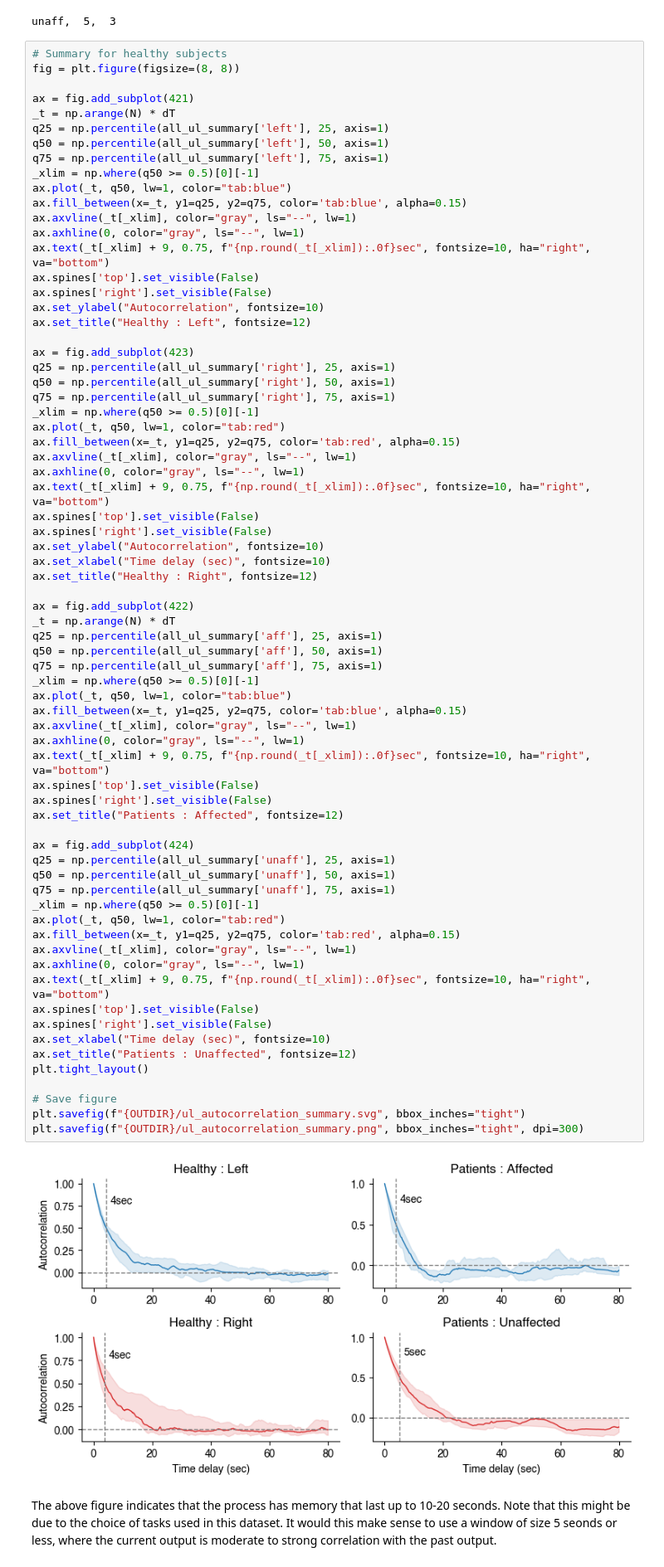
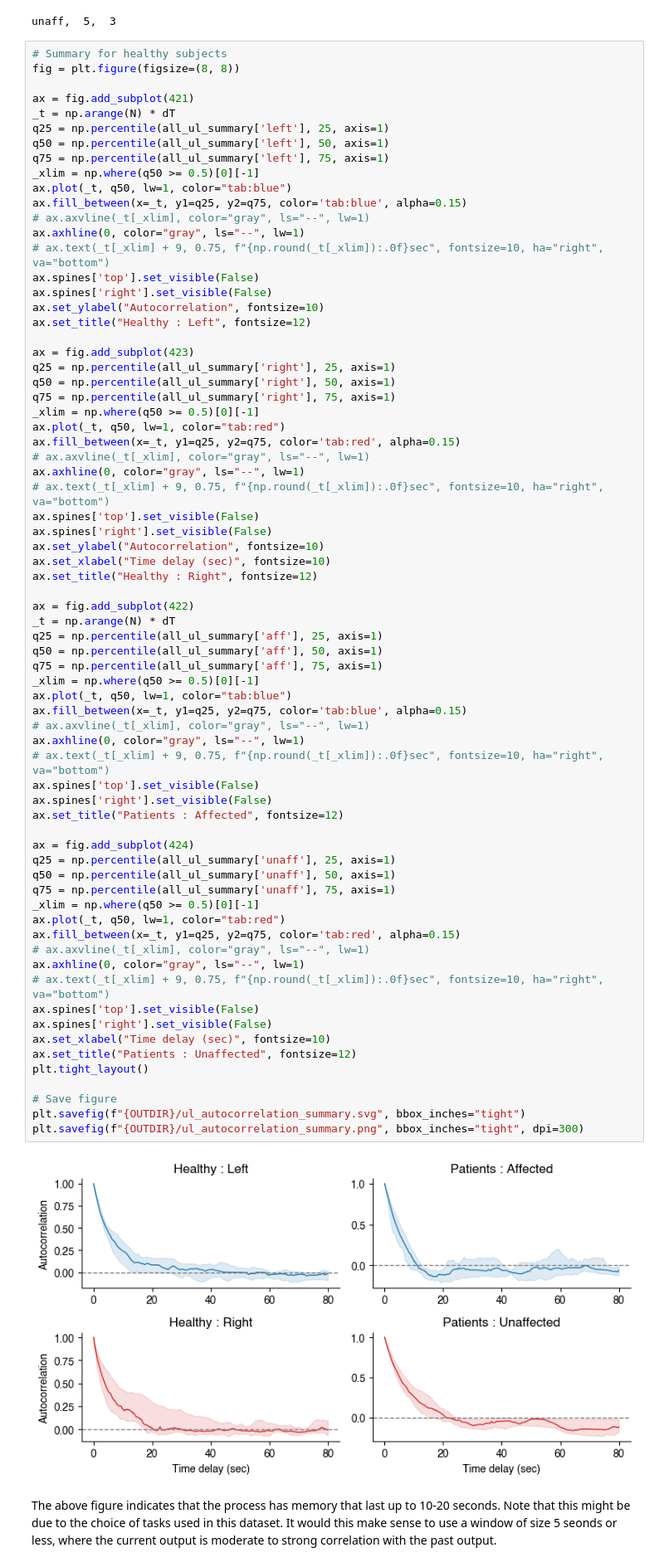
Before and after one commit to siva82kb/uluse_with_output_feedback, a Jupyter notebook: notebooks/01-rf-feedback-intersubject.ipynb, the cells around one changed output. Shown: that part at 83% size. Drawn from its saved outputs; the diff is of its cells as text.

```diff
--- a/notebooks/01-rf-feedback-intersubject.ipynb
+++ b/notebooks/01-rf-feedback-intersubject.ipynb
@@ -77,9 +77,9 @@ q75 = np.percentile(all_ul_summary['left'], 75, axis=1)
 _xlim = np.where(q50 >= 0.5)[0][-1]
 ax.plot(_t, q50, lw=1, color="tab:blue")
 ax.fill_between(x=_t, y1=q25, y2=q75, color='tab:blue', alpha=0.15)
-ax.axvline(_t[_xlim], color="gray", ls="--", lw=1)
+# ax.axvline(_t[_xlim], color="gray", ls="--", lw=1)
 ax.axhline(0, color="gray", ls="--", lw=1)
-ax.text(_t[_xlim] + 9, 0.75, f"{np.round(_t[_xlim]):.0f}sec", fontsize=10, ha="right", va="bottom")
+# ax.text(_t[_xlim] + 9, 0.75, f"{np.round(_t[_xlim]):.0f}sec", fontsize=10, ha="right", va="bottom")
 ax.spines['top'].set_visible(False)
 ax.spines['right'].set_visible(False)
 ax.set_ylabel("Autocorrelation", fontsize=10)
@@ -92,9 +92,9 @@ q75 = np.percentile(all_ul_summary['right'], 75, axis=1)
 _xlim = np.where(q50 >= 0.5)[0][-1]
 ax.plot(_t, q50, lw=1, color="tab:red")
 ax.fill_between(x=_t, y1=q25, y2=q75, color='tab:red', alpha=0.15)
-ax.axvline(_t[_xlim], color="gray", ls="--", lw=1)
+# ax.axvline(_t[_xlim], color="gray", ls="--", lw=1)
 ax.axhline(0, color="gray", ls="--", lw=1)
-ax.text(_t[_xlim] + 9, 0.75, f"{np.round(_t[_xlim]):.0f}sec", fontsize=10, ha="right", va="bottom")
+# ax.text(_t[_xlim] + 9, 0.75, f"{np.round(_t[_xlim]):.0f}sec", fontsize=10, ha="right", va="bottom")
 ax.spines['top'].set_visible(False)
 ax.spines['right'].set_visible(False)
 ax.set_ylabel("Autocorrelation", fontsize=10)
@@ -105,38 +105,38 @@ ax = fig.add_subplot(422)
 _t = np.arange(N) * dT
 q25 = np.percentile(all_ul_summary['aff'], 25, axis=1)
 q50 = np.percentile(all_ul_summary['aff'], 50, axis=1)
 q75 = np.percentile(all_ul_summary['aff'], 75, axis=1)
 _xlim = np.where(q50 >= 0.5)[0][-1]
 ax.plot(_t, q50, lw=1, color="tab:blue")
 ax.fill_between(x=_t, y1=q25, y2=q75, color='tab:blue', alpha=0.15)
-ax.axvline(_t[_xlim], color="gray", ls="--", lw=1)
+# ax.axvline(_t[_xlim], color="gray", ls="--", lw=1)
 ax.axhline(0, color="gray", ls="--", lw=1)
-ax.text(_t[_xlim] + 9, 0.75, f"{np.round(_t[_xlim]):.0f}sec", fontsize=10, ha="right", va="bottom")
+# ax.text(_t[_xlim] + 9, 0.75, f"{np.round(_t[_xlim]):.0f}sec", fontsize=10, ha="right", va="bottom")
 ax.spines['top'].set_visible(False)
 ax.spines['right'].set_visible(False)
 ax.set_title("Patients : Affected", fontsize=12)
 
 ax = fig.add_subplot(424)
 q25 = np.percentile(all_ul_summary['unaff'], 25, axis=1)
 q50 = np.percentile(all_ul_summary['unaff'], 50, axis=1)
 q75 = np.percentile(all_ul_summary['unaff'], 75, axis=1)
 _xlim = np.where(q50 >= 0.5)[0][-1]
 ax.plot(_t, q50, lw=1, color="tab:red")
 ax.fill_between(x=_t, y1=q25, y2=q75, color='tab:red', alpha=0.15)
-ax.axvline(_t[_xlim], color="gray", ls="--", lw=1)
+# ax.axvline(_t[_xlim], color="gray", ls="--", lw=1)
 ax.axhline(0, color="gray", ls="--", lw=1)
-ax.text(_t[_xlim] + 9, 0.75, f"{np.round(_t[_xlim]):.0f}sec", fontsize=10, ha="right", va="bottom")
+# ax.text(_t[_xlim] + 9, 0.75, f"{np.round(_t[_xlim]):.0f}sec", fontsize=10, ha="right", va="bottom")
 ax.spines['top'].set_visible(False)
 ax.spines['right'].set_visible(False)
 ax.set_xlabel("Time delay (sec)", fontsize=10)
 ax.set_title("Patients : Unaffected", fontsize=12)
 plt.tight_layout()
 
 # Save figure
 plt.savefig(f"{OUTDIR}/ul_autocorrelation_summary.svg", bbox_inches="tight")
 plt.savefig(f"{OUTDIR}/ul_autocorrelation_summary.png", bbox_inches="tight", dpi=300)
 # %% [output]
-[figure, old version]
+[figure, new version]
 # %% [markdown]
 The above figure indicates that the process has memory that last up to 10-20 seconds. Note that this might be due to the choice of tasks used in this dataset. It would this make sense to use a window of size 5 seonds or less, where the current output is moderate to strong correlation with the past output.
 # %% [markdown]
```
Also changed, not shown: parts of 9 cells of this notebook, 2 other files.
